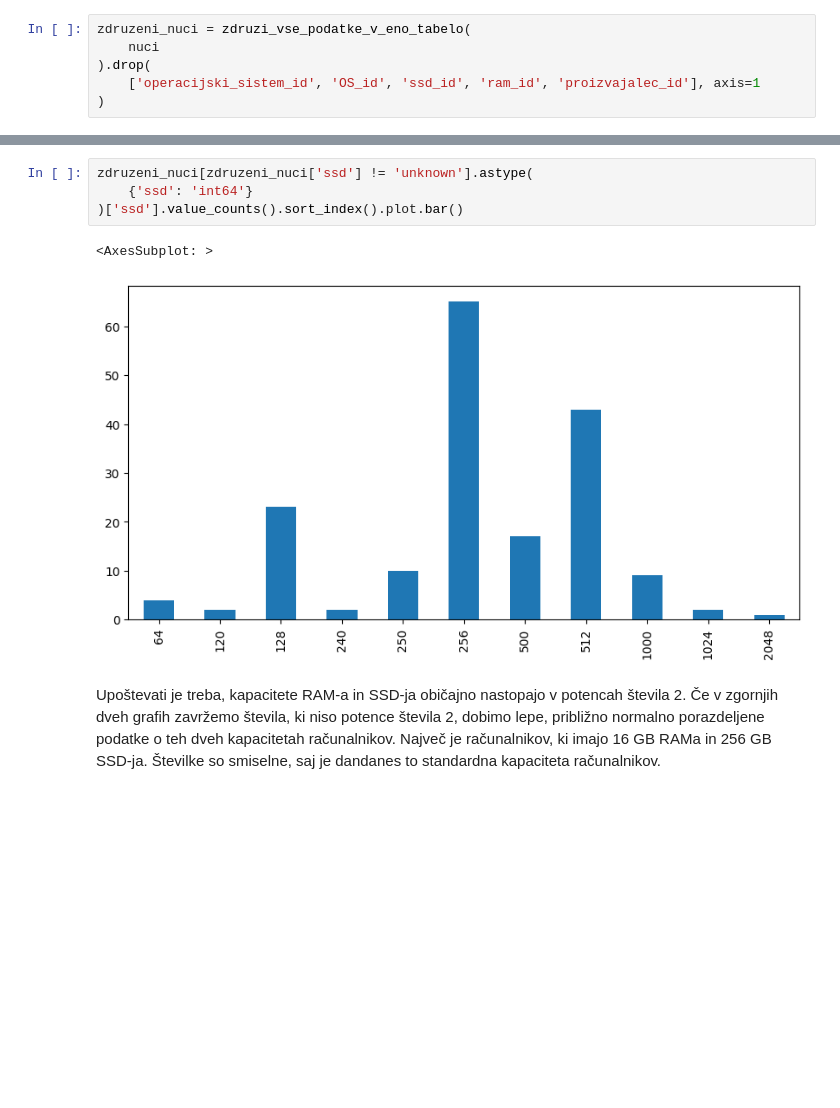
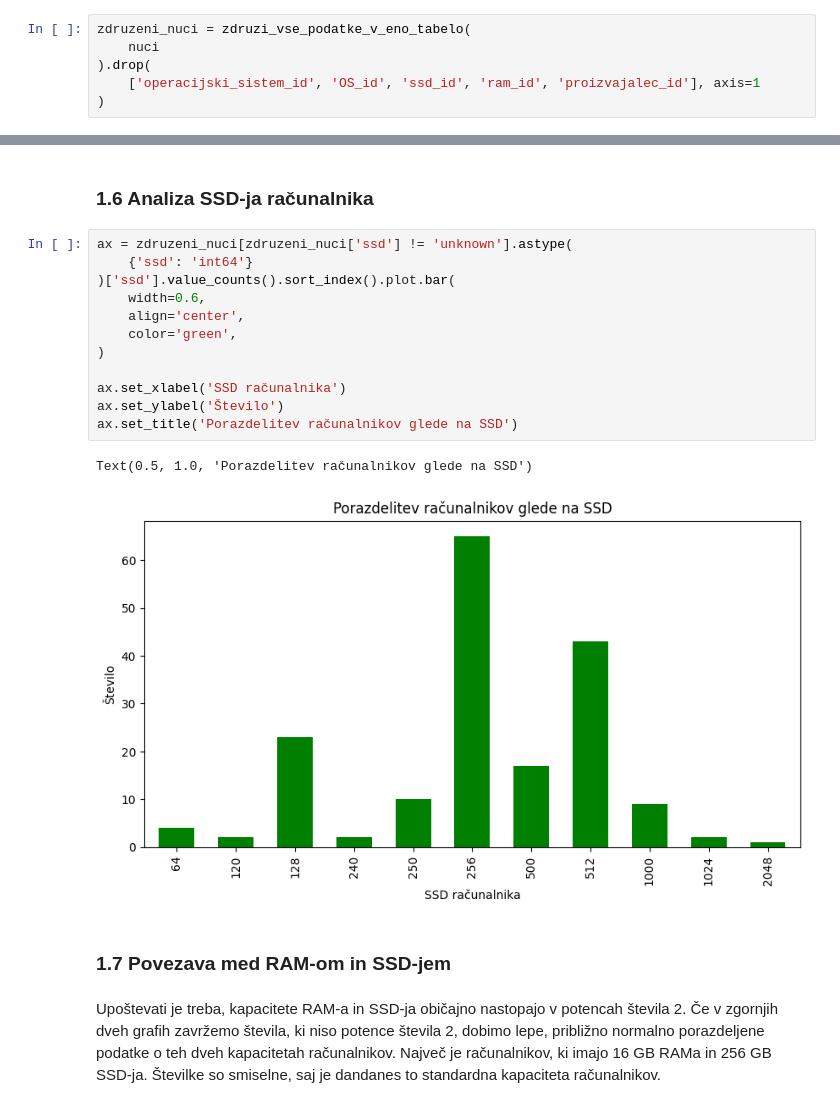
Before and after one commit to tjazerzen/NUC-computer-analysis, a Jupyter notebook: Analiza.ipynb, the cells around one changed output, grey strips where cells are left out. Cells and saved outputs as stored; diff of their text form; blank space fills up the shorter version.

```diff
--- a/Analiza.ipynb
+++ b/Analiza.ipynb
@@ -293,10 +343,22 @@ zdruzeni_nuci[zdruzeni_nuci['ram'] != 'unknown'].astype(
+# %% [markdown]
+### 1.6 Analiza SSD-ja računalnika
 # %%
-zdruzeni_nuci[zdruzeni_nuci['ssd'] != 'unknown'].astype(
+ax = zdruzeni_nuci[zdruzeni_nuci['ssd'] != 'unknown'].astype(
     {'ssd': 'int64'}
-)['ssd'].value_counts().sort_index().plot.bar()
+)['ssd'].value_counts().sort_index().plot.bar(
+    width=0.6,
+    align='center',
+    color='green',
+)
+
+ax.set_xlabel('SSD računalnika')
+ax.set_ylabel('Število')
+ax.set_title('Porazdelitev računalnikov glede na SSD')
 # %% [output]
-<AxesSubplot: >
+Text(0.5, 1.0, 'Porazdelitev računalnikov glede na SSD')
-[figure, old version]
+[figure, new version]
+# %% [markdown]
+### 1.7 Povezava med RAM-om in SSD-jem
 # %% [markdown]
 Upoštevati je treba, kapacitete RAM-a in SSD-ja običajno nastopajo v potencah števila 2. Če v zgornjih dveh grafih zavržemo števila, ki niso potence števila 2, dobimo lepe, približno normalno porazdeljene podatke o teh dveh kapacitetah računalnikov. Največ je računalnikov, ki imajo 16 GB RAMa in 256 GB SSD-ja. Številke so smiselne, saj je dandanes to standardna kapaciteta računalnikov.
 # %%
```
Also changed, not shown: parts of 38 cells of this notebook.
